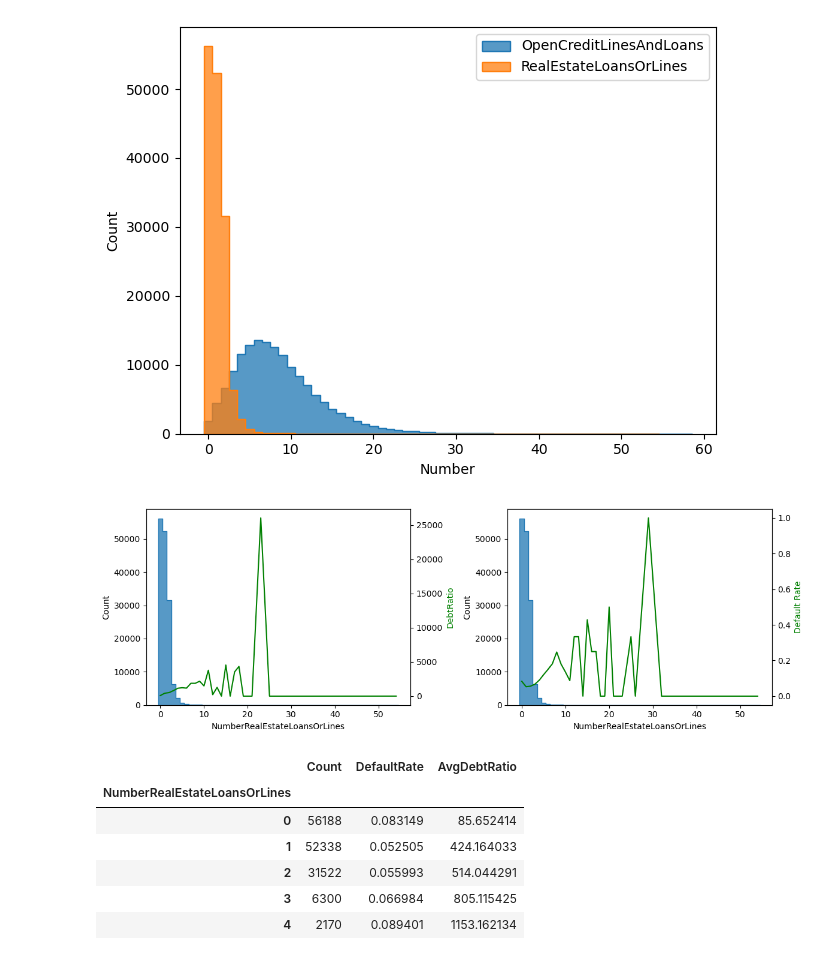
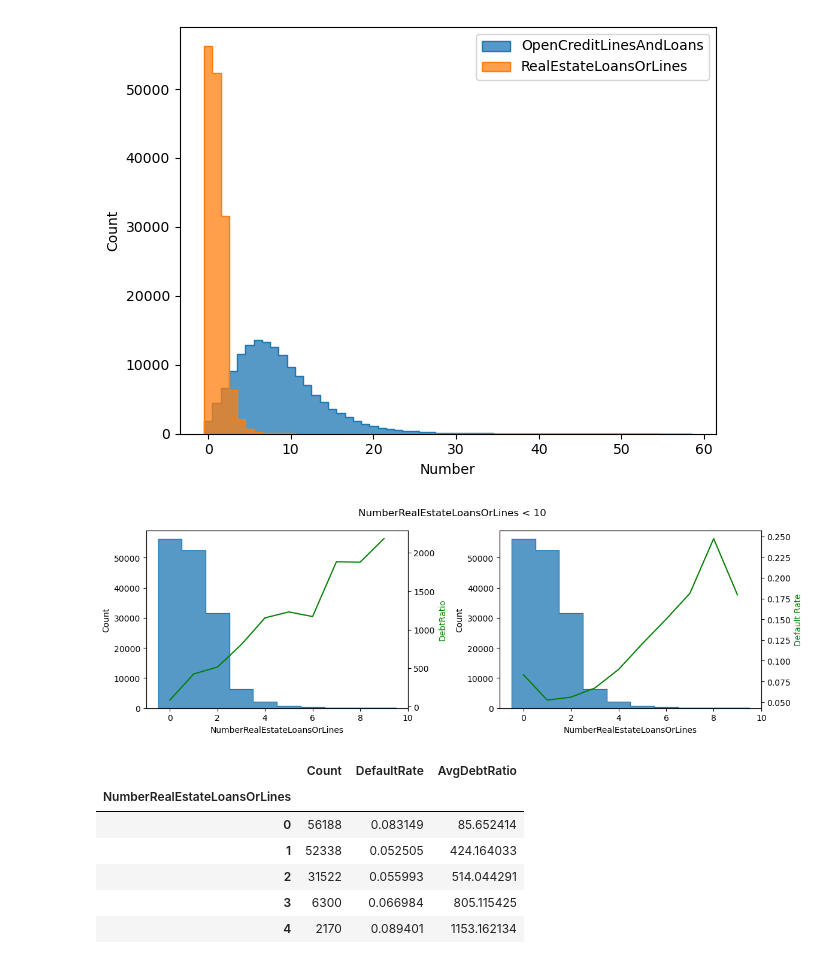
Before and after one commit to seajoyer/credit-scoring, a Jupyter notebook: notebooks/1.0-eda.ipynb, the cells around one changed output. Cells and saved outputs as stored; diff of their text form; code cells hidden in the pictures.

```diff
--- a/notebooks/1.0-eda.ipynb
+++ b/notebooks/1.0-eda.ipynb
@@ -835,23 +836,26 @@ plt.tight_layout()
 # %%
 default_rate = train.groupby('NumberRealEstateLoansOrLines').SeriousDlqin2yrs.mean()
 debt_ratio   = train.groupby('NumberRealEstateLoansOrLines').DebtRatio.mean()
 
 fig, axs = plt.subplots(1, 2, figsize=(12, 4))
 
-sns.histplot(data=train, x='NumberRealEstateLoansOrLines', element='step', discrete=True, ax=axs[0]);
+threshold = 10
+
+sns.histplot(data=train.loc[train.NumberRealEstateLoansOrLines.lt(threshold)], x='NumberRealEstateLoansOrLines', element='step', discrete=True, ax=axs[0]);
 ax2 = axs[0].twinx()
-sns.lineplot(data=debt_ratio, color='green', ax=ax2);
+sns.lineplot(data=debt_ratio.iloc[:threshold], color='green', ax=ax2);
 ax2.yaxis.label.set_color('green')
 
-sns.histplot(data=train, x='NumberRealEstateLoansOrLines', element='step', discrete=True, ax=axs[1]);
+sns.histplot(data=train.loc[train.NumberRealEstateLoansOrLines.lt(threshold)], x='NumberRealEstateLoansOrLines', element='step', discrete=True, ax=axs[1]);
 ax2 = axs[1].twinx()
-sns.lineplot(data=default_rate, color='green', ax=ax2);
+sns.lineplot(data=default_rate.iloc[:threshold], color='green', ax=ax2);
 ax2.yaxis.label.set_color('green')
 ax2.set_ylabel('Default Rate')
 
+fig.suptitle(f'NumberRealEstateLoansOrLines < {threshold}')
 plt.tight_layout()
 # %% [output]
-[figure, old version]
+[figure, new version]
 # %%
 counts = train.groupby('NumberRealEstateLoansOrLines').size()
 
```
Also changed, not shown: parts of 16 cells of this notebook, 1 other file.
